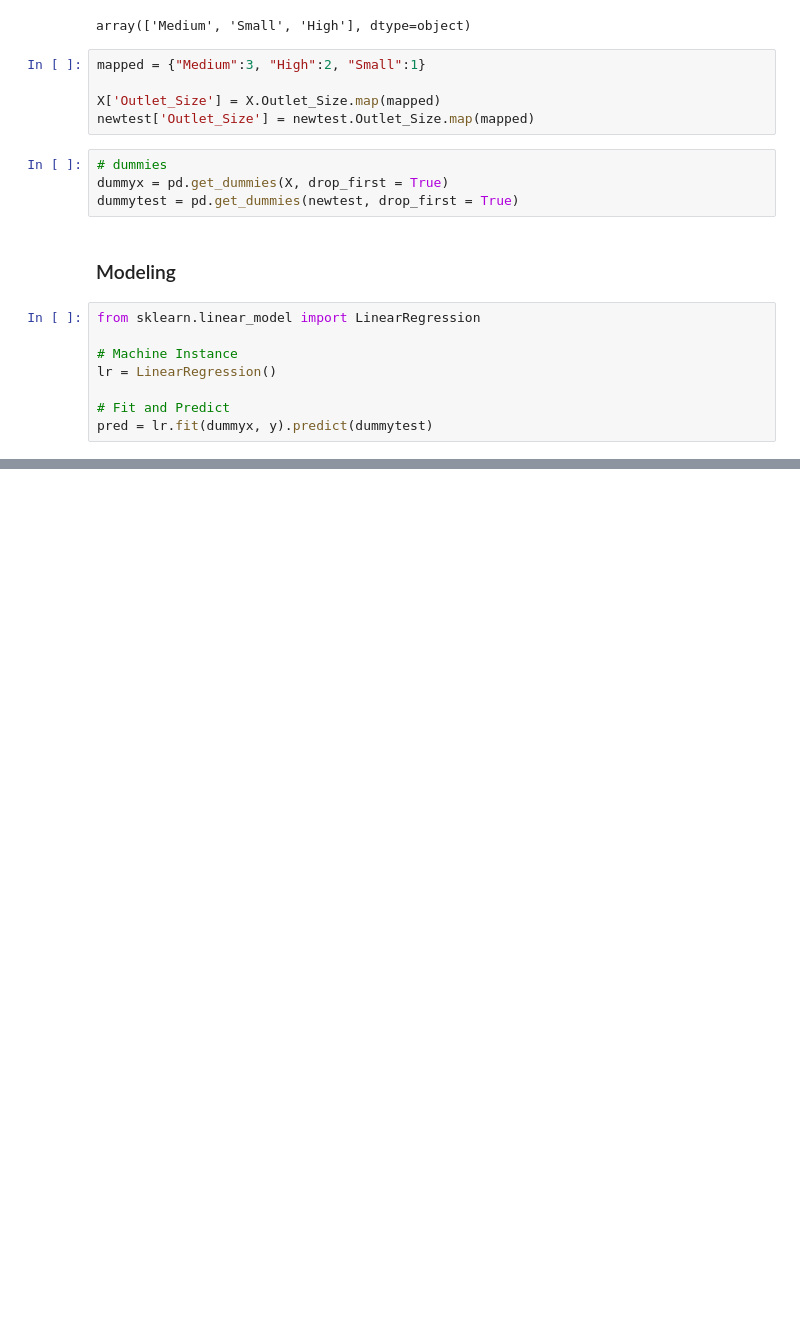
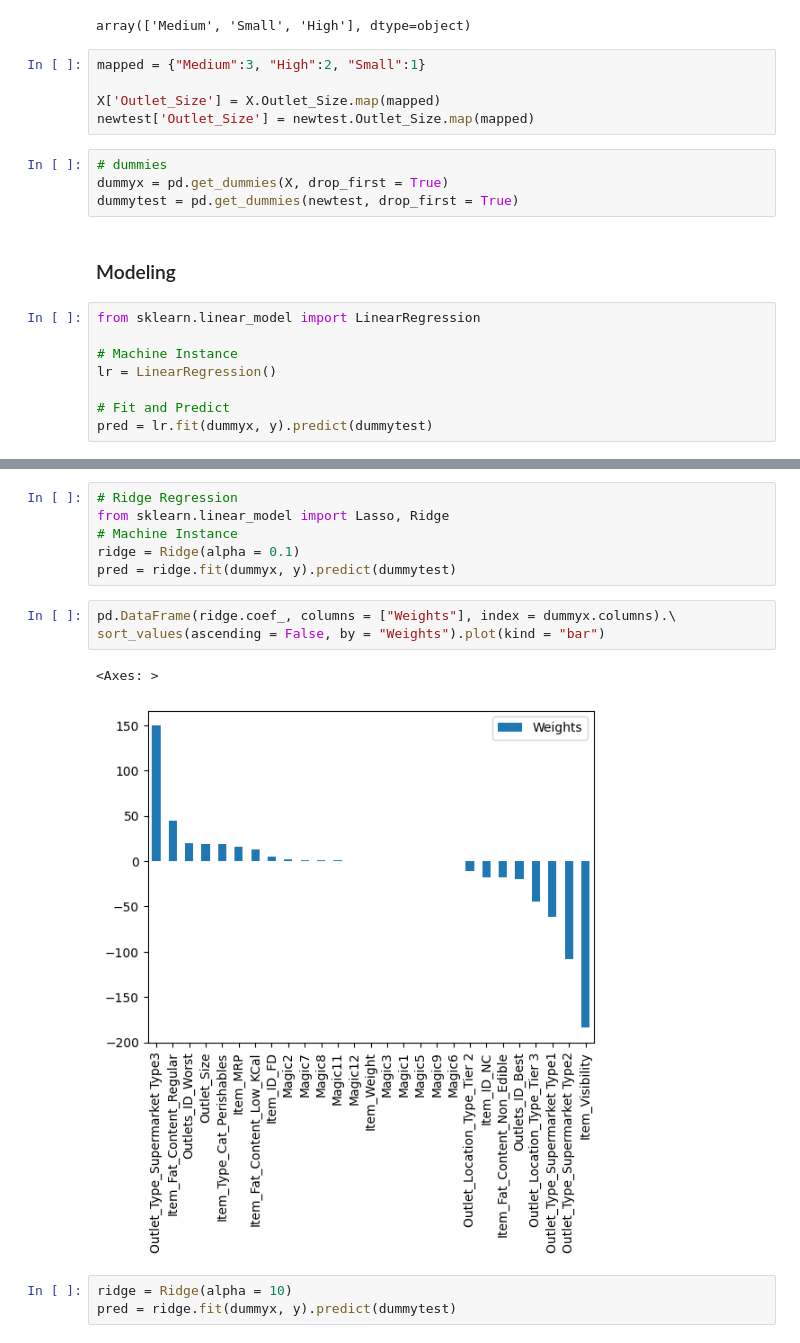
Before and after one commit to mukul-mschauhan/big-mart, a Jupyter notebook: Bigmart_Sales_Statistics_Version.ipynb, the cells around one changed output, grey strips where cells are left out. Saved outputs shown, nothing was run; the diff lists cells and outputs as text; blank space fills up the shorter version.

```diff
--- a/Bigmart_Sales_Statistics_Version.ipynb
+++ b/Bigmart_Sales_Statistics_Version.ipynb
@@ -967,0 +996,15 @@ weights = pd.DataFrame(lr.coef_,
+# %%
+# Ridge Regression
+from sklearn.linear_model import Lasso, Ridge
+# Machine Instance
+ridge = Ridge(alpha = 0.1)
+pred = ridge.fit(dummyx, y).predict(dummytest)
+# %%
+pd.DataFrame(ridge.coef_, columns = ["Weights"], index = dummyx.columns).\
+sort_values(ascending = False, by = "Weights").plot(kind = "bar")
+# %% [output]
+<Axes: >
+[figure, added]
+# %%
+ridge = Ridge(alpha = 10)
+pred = ridge.fit(dummyx, y).predict(dummytest)
```
Also changed, not shown: parts of 18 cells of this notebook.
